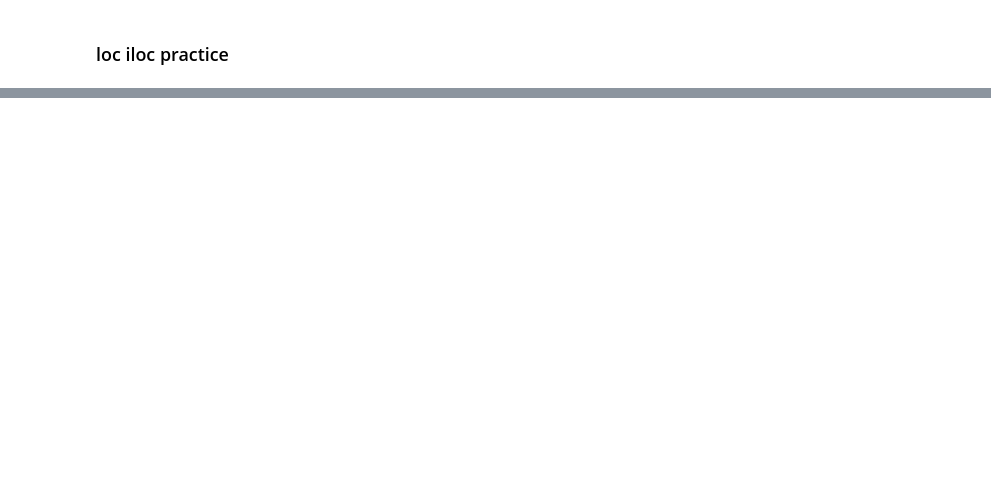
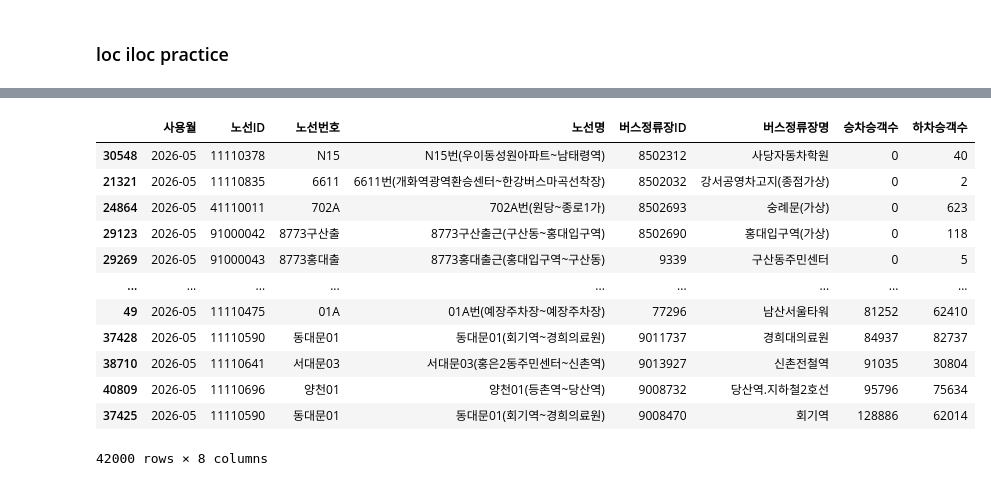
Before and after one commit to hslcrb/kw-competition-practice, a Jupyter notebook: 20260704-토요실습1.ipynb, the cells around one changed output, grey strips where cells are left out. Saved outputs shown, nothing was run; the diff lists cells and outputs as text; code cells hidden in the pictures; blank space fills up the shorter version.

```diff
--- a/20260704-토요실습1.ipynb
+++ b/20260704-토요실습1.ipynb
@@ -143,0 +160,16 @@ bus_station
+# %%
+bus_station.sort_values(by='승차승객수', ascending=True)        # 승차승객수가 제일 작은대로 오름차순 카운트다운
+# %% [output]
+|  | 사용월 | 노선ID | 노선번호 | 노선명 | 버스정류장ID | 버스정류장명 | 승차승객수 | 하차승객수 |
+| 30548 | 2026-05 | 11110378 | N15 | N15번(우이동성원아파트~남태령역) | 8502312 | 사당자동차학원 | 0 | 40 |
+| 21321 | 2026-05 | 11110835 | 6611 | 6611번(개화역광역환승센터~한강버스마곡선착장) | 8502032 | 강서공영차고지(종점가상) | 0 | 2 |
+| 24864 | 2026-05 | 41110011 | 702A | 702A번(원당~종로1가) | 8502693 | 숭례문(가상) | 0 | 623 |
+| 29123 | 2026-05 | 91000042 | 8773구산출 | 8773구산출근(구산동~홍대입구역) | 8502690 | 홍대입구역(가상) | 0 | 118 |
+| 29269 | 2026-05 | 91000043 | 8773홍대출 | 8773홍대출근(홍대입구역~구산동) | 9339 | 구산동주민센터 | 0 | 5 |
+| ... | ... | ... | ... | ... | ... | ... | ... | ... |
+| 49 | 2026-05 | 11110475 | 01A | 01A번(예장주차장~예장주차장) | 77296 | 남산서울타워 | 81252 | 62410 |
+| 37428 | 2026-05 | 11110590 | 동대문01 | 동대문01(회기역~경희의료원) | 9011737 | 경희대의료원 | 84937 | 82737 |
+| 38710 | 2026-05 | 11110641 | 서대문03 | 서대문03(홍은2동주민센터~신촌역) | 9013927 | 신촌전철역 | 91035 | 30804 |
+| 40809 | 2026-05 | 11110696 | 양천01 | 양천01(등촌역~당산역) | 9008732 | 당산역.지하철2호선 | 95796 | 75634 |
+| 37425 | 2026-05 | 11110590 | 동대문01 | 동대문01(회기역~경희의료원) | 9008470 | 회기역 | 128886 | 62014 |
+42000 rows × 8 columns
```
Also changed, not shown: parts of 16 cells of this notebook.
